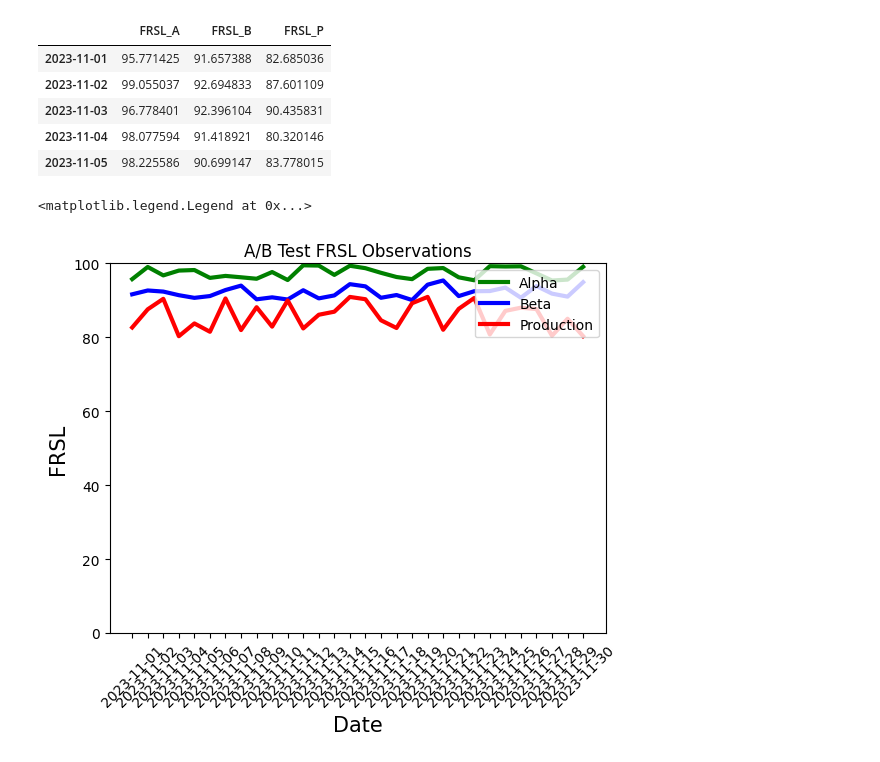
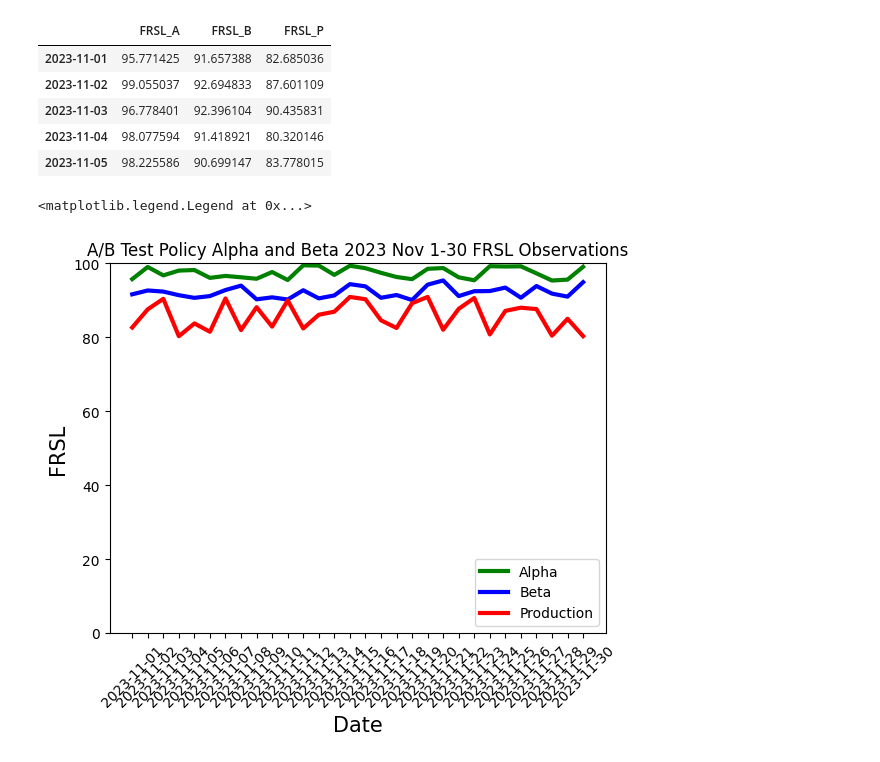
Before and after one commit to paulbright/Python, a Jupyter notebook: test_scaling.ipynb, the cells around one changed output. Drawn from its saved outputs; the diff is of its cells as text; code cells hidden in the pictures.

```diff
--- a/test_scaling.ipynb
+++ b/test_scaling.ipynb
@@ -175,21 +175,21 @@ df.head()
 # %%
 import matplotlib
 import matplotlib.pyplot as plt
 
-plt.title("A/B Test FRSL Observations")
+plt.title("A/B Test Policy Alpha and Beta 2023 Nov 1-30 FRSL Observations")
 plt.plot(df.index, df['FRSL_A'], color='green', linewidth=3, label="Alpha")
 plt.plot(df.index, df['FRSL_B'], color='blue', linewidth=3,  label="Beta")
 plt.plot(df.index, df['FRSL_P'], color='red', linewidth=3,  label="Production")
 
 ax = plt.gca()
 ax.set_ylim([0, 100])
 
 plt.xlabel('Date', fontsize=15)
 plt.ylabel('FRSL', fontsize=15)
 
 ticks = list(df.index)
 plt.xticks(ticks, rotation=45)
-plt.legend(loc="upper right")
+plt.legend(loc="lower right")
 # %% [output]
 <matplotlib.legend.Legend at 0x...>
-[figure, old version]
+[figure, new version]
```
Also changed, not shown: parts of 4 cells of this notebook.
